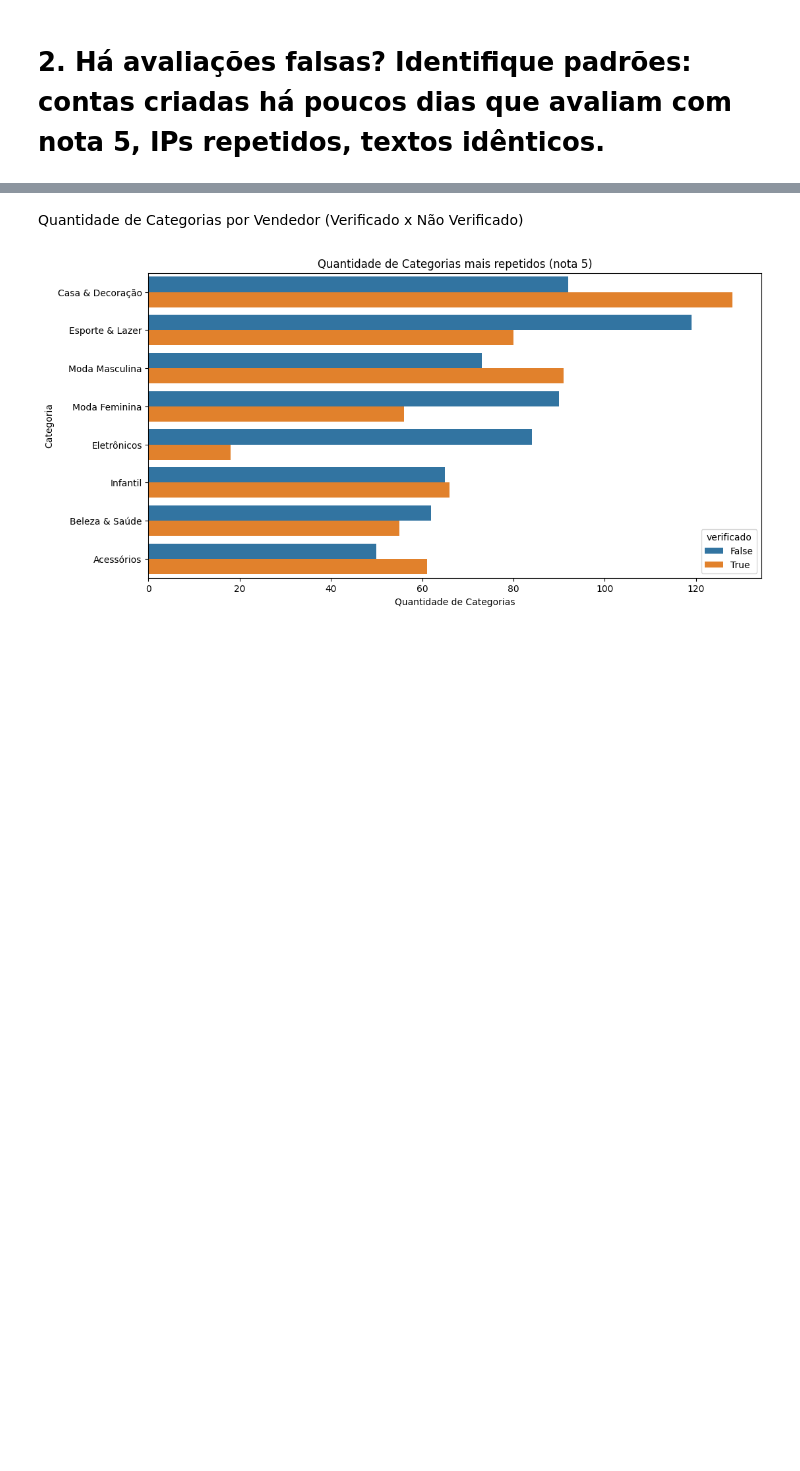
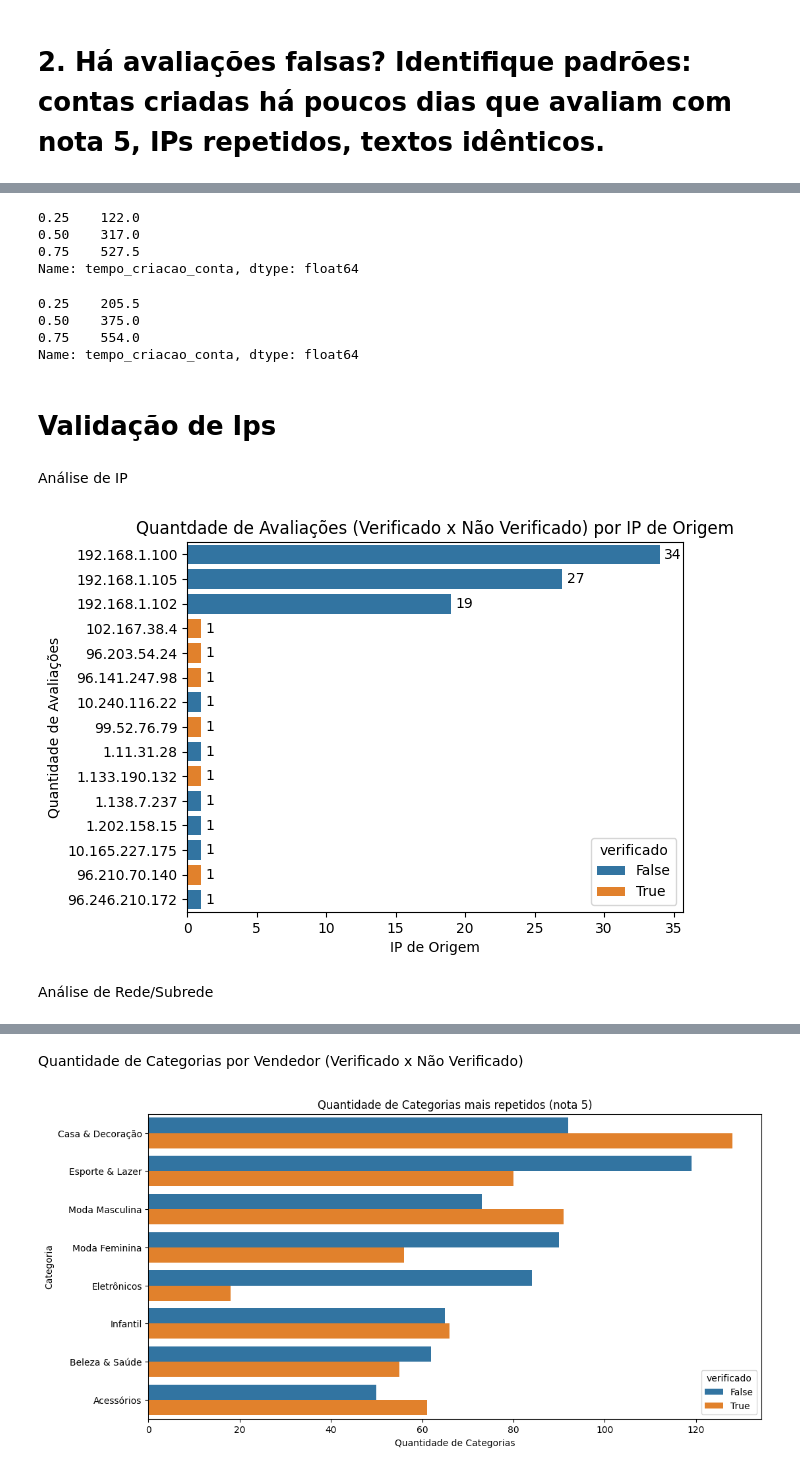
Before and after one commit to AlexDcoder/Opera-o-Marketplace-Fraude-em-E-commerce, a Jupyter notebook: notebooks/base_comparativo.ipynb, the cells around one changed output, grey strips where cells are left out. Drawn from its saved outputs; the diff is of its cells as text; code cells hidden in the pictures; blank space fills up the shorter version.

```diff
--- a/notebooks/base_comparativo.ipynb
+++ b/notebooks/base_comparativo.ipynb
@@ -393,0 +296,14 @@ plt.show()
+# %%
+df_nota5[df_nota5['verificado'] == False]['tempo_criacao_conta'].quantile([0.25, 0.5, 0.75])
+# %% [output]
+0.25    122.0
+0.50    317.0
+0.75    527.5
+Name: tempo_criacao_conta, dtype: float64
+# %%
+df_nota5[df_nota5['verificado'] == True]['tempo_criacao_conta'].quantile([0.25, 0.5, 0.75])
+# %% [output]
+0.25    205.5
+0.50    375.0
+0.75    554.0
+Name: tempo_criacao_conta, dtype: float64
@@ -393,0 +312,27 @@ plt.show()
+# %% [markdown]
+# Validação de Ips
+# %% [markdown]
+Análise de IP
+# %%
+df_ip_origem = df_nota5.groupby(
+    ['ip_origem', 'verificado']
+)['avaliacao_id'].size().reset_index(name='contagem_avaliacoes').sort_values(by='contagem_avaliacoes', ascending=False)
+
+ax = sns.barplot(
+    data=df_ip_origem.head(15),
+    y='ip_origem',
+    x='contagem_avaliacoes',
+    hue='verificado'
+)
+
+for container in ax.containers:
+    ax.bar_label(container, padding=3, fontsize=10)
+
+plt.title("Quantdade de Avaliações (Verificado x Não Verificado) por IP de Origem")
+plt.xlabel("IP de Origem")
+plt.ylabel("Quantidade de Avaliações")
+plt.show()
+# %% [output]
+[figure, added]
+# %% [markdown]
+Análise de Rede/Subrede
```
Also changed, not shown: parts of 75 cells of this notebook.
